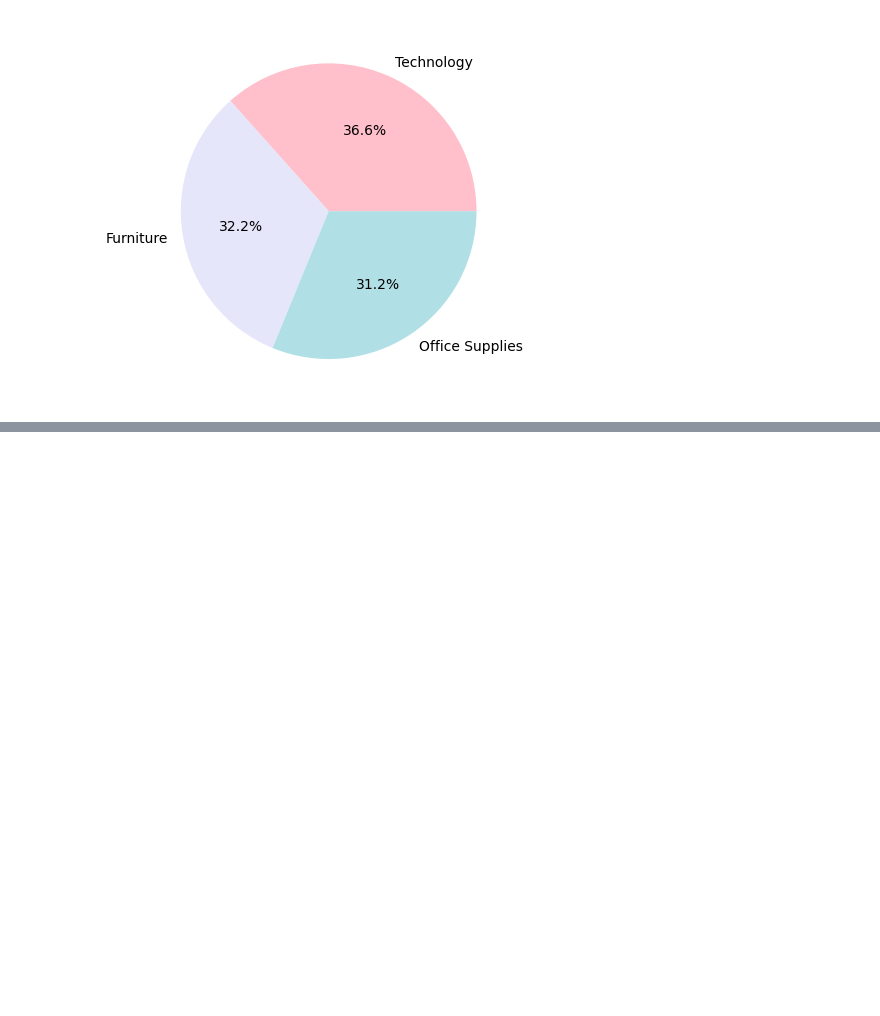
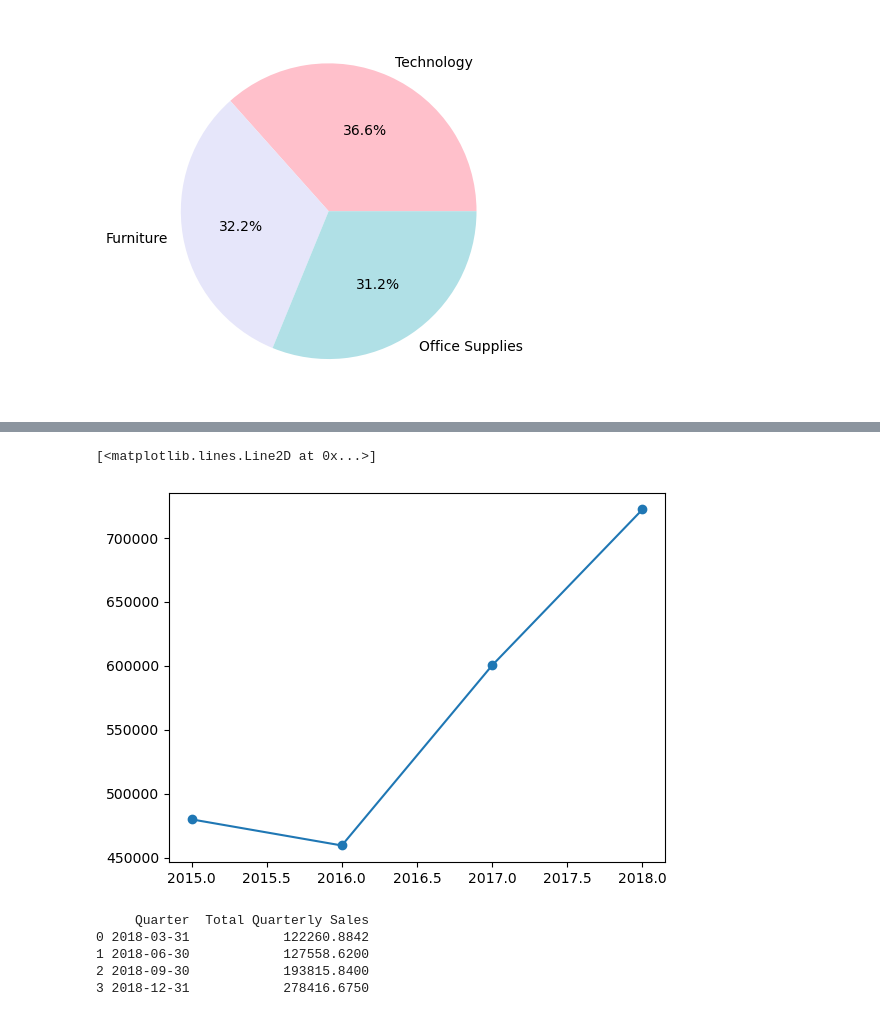
Before and after one commit to jagnajezierska/superstore_data_analysis, a Jupyter notebook: store_analysis.ipynb, the cells around one changed output, grey strips where cells are left out. Cells and saved outputs as stored; diff of their text form; code cells hidden in the pictures; blank space fills up the shorter version.

```diff
--- a/store_analysis.ipynb
+++ b/store_analysis.ipynb
@@ -366,0 +408,17 @@ plt.pie(top_product_category['Sales'], labels = top_product_category['Category']
+# %%
+plt.plot(yearly_sales['Year'], yearly_sales['Total Sales'], marker='o', linestyle = '-')
+# %% [output]
+[<matplotlib.lines.Line2D at 0x...>]
+[figure, added]
+# %%
+df['Order Date']=pd.to_datetime(df['Order Date'],dayfirst=True)
+year_sales = df[df['Order Date'].dt.year == 2018]
+quarterly_sales = year_sales.resample('QE', on = 'Order Date')['Sales'].sum().reset_index()
+quarterly_sales = quarterly_sales.rename(columns={'Order Date':'Quarter','Sales':'Total Quarterly Sales'})
+print(quarterly_sales)
+# %% [output]
+     Quarter  Total Quarterly Sales
+0 2018-03-31            122260.8842
+1 2018-06-30            127558.6200
+2 2018-09-30            193815.8400
+3 2018-12-31            278416.6750
```
Also changed, not shown: parts of 7 cells of this notebook.
